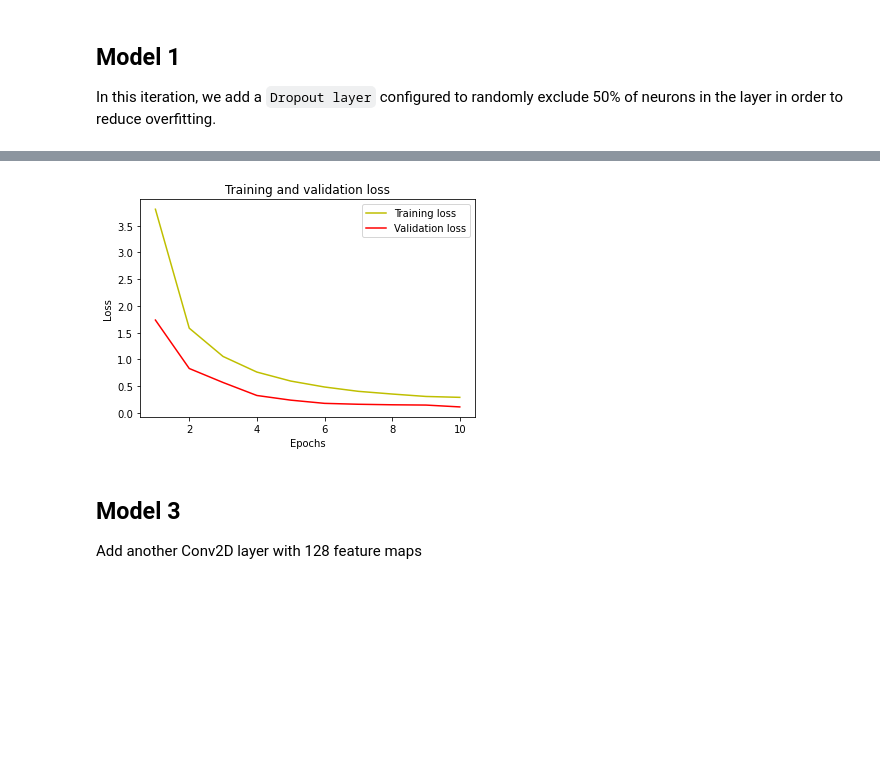
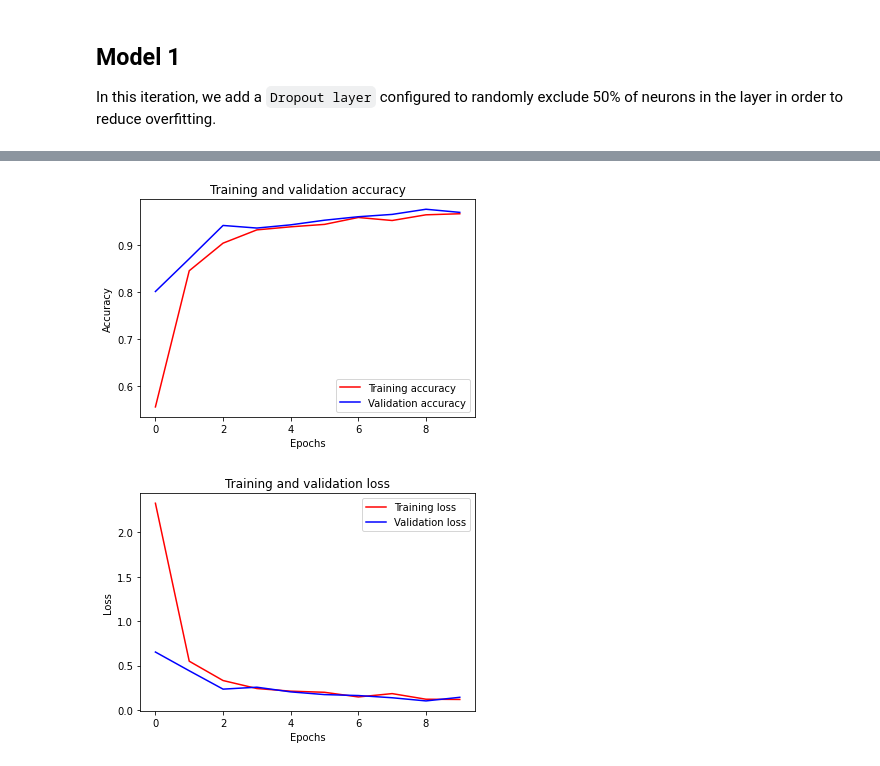
Before and after one commit to tauseef1234/Traffic_CNN, a Jupyter notebook: Traffic.ipynb, the cells around one changed output, grey strips where cells are left out. Drawn from its saved outputs; the diff is of its cells as text; code cells hidden in the pictures; blank space fills up the shorter version.

```diff
--- a/Traffic.ipynb
+++ b/Traffic.ipynb
@@ -186,7 +290,8 @@ model.add(tf.keras.layers.MaxPooling2D(pool_size=(2,2)))
 model.add(tf.keras.layers.Conv2D(64,(3,3),activation='relu', input_shape=(IMG_WIDTH, IMG_HEIGHT, 3)))
 model.add(tf.keras.layers.MaxPooling2D(pool_size=(2,2)))
 model.add(tf.keras.layers.Flatten())
-model.add(tf.keras.layers.Dropout(0.5))
+model.add(tf.keras.layers.Dropout(0.2))
+model.add(tf.keras.layers.Dense(128,activation='relu'))
 model.add(tf.keras.layers.Dense(NUM_CATEGORIES,activation='softmax'))
 # %%
 # check model summary
@@ -204,18 +341,32 @@ history = model.fit(x_train,y_train,validation_data=(x_test, y_test),epochs=EPOC
 # %%
-# Plot training and validation loss over epochs
+# Plot training and validation accuracy/loss over epochs
+
+# get training and test accuracy and loss
+acc = history.history['accuracy']
+val_acc = history.history['val_accuracy']
 loss = history.history['loss']
 val_loss = history.history['val_loss']
-epochs = range(1, len(loss) + 1)
-plt.plot(epochs, loss, 'y', label='Training loss')
-plt.plot(epochs, val_loss, 'r', label='Validation loss')
+
+# get number of epochs
+epochs = range(len(acc))
+
+# Plot training and validation accuracy per epoch
+plt.plot(epochs, acc, 'r', label='Training accuracy')
+plt.plot(epochs, val_acc, 'b', label='Validation accuracy')
+plt.title('Training and validation accuracy')
+plt.xlabel('Epochs')
+plt.ylabel('Accuracy')
+plt.legend()
+plt.show();
+
+# Plot training and validation loss per epoch
+plt.plot(epochs, loss, 'r', label='Training loss')
+plt.plot(epochs, val_loss, 'b', label='Validation loss')
 plt.title('Training and validation loss')
 plt.xlabel('Epochs')
 plt.ylabel('Loss')
 plt.legend()
-plt.show()
+plt.show();
 # %% [output]
-[figure, old version]
+[figure, new version]
+[figure, added]
-# %% [markdown]
-## Model 3
-
-Add another Conv2D layer with 128 feature maps
```
Also changed, not shown: parts of 33 cells of this notebook.
